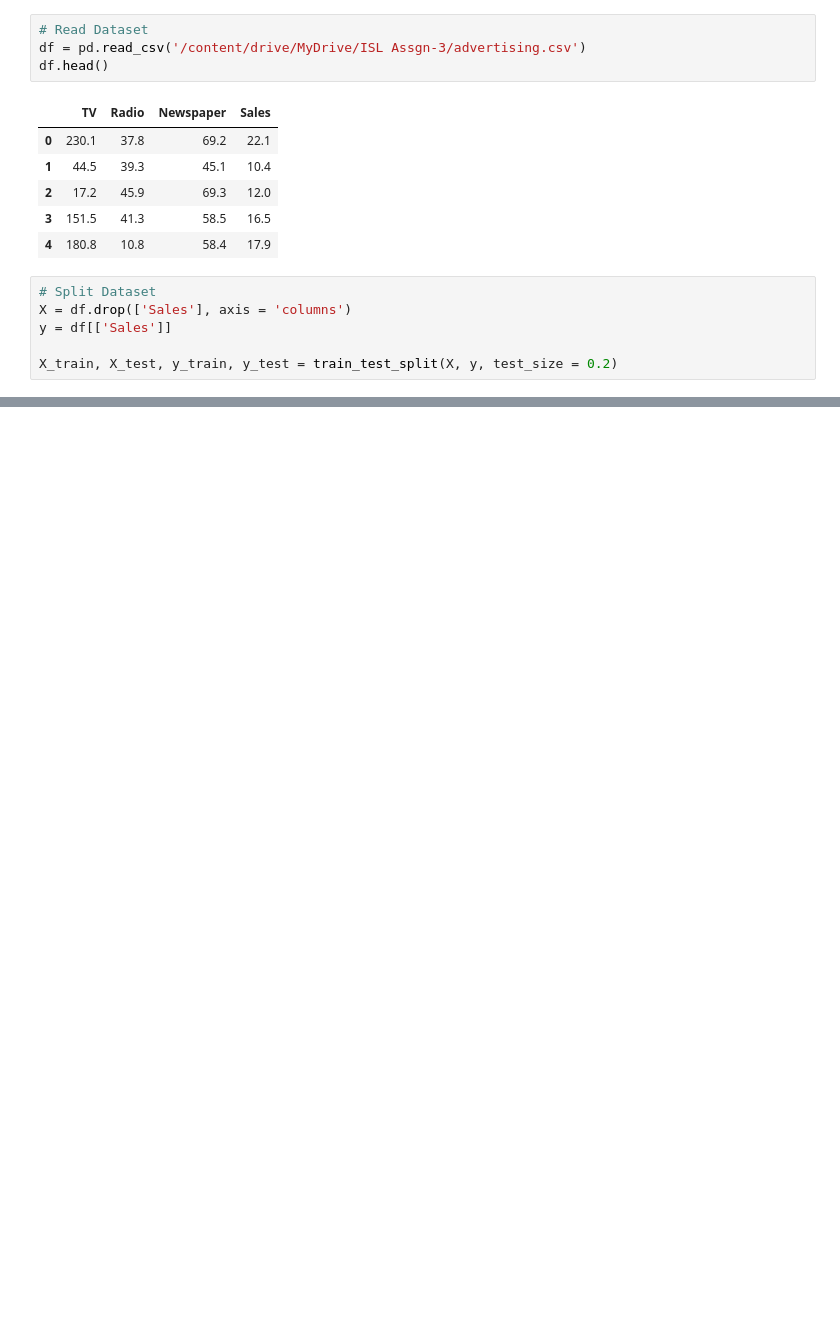
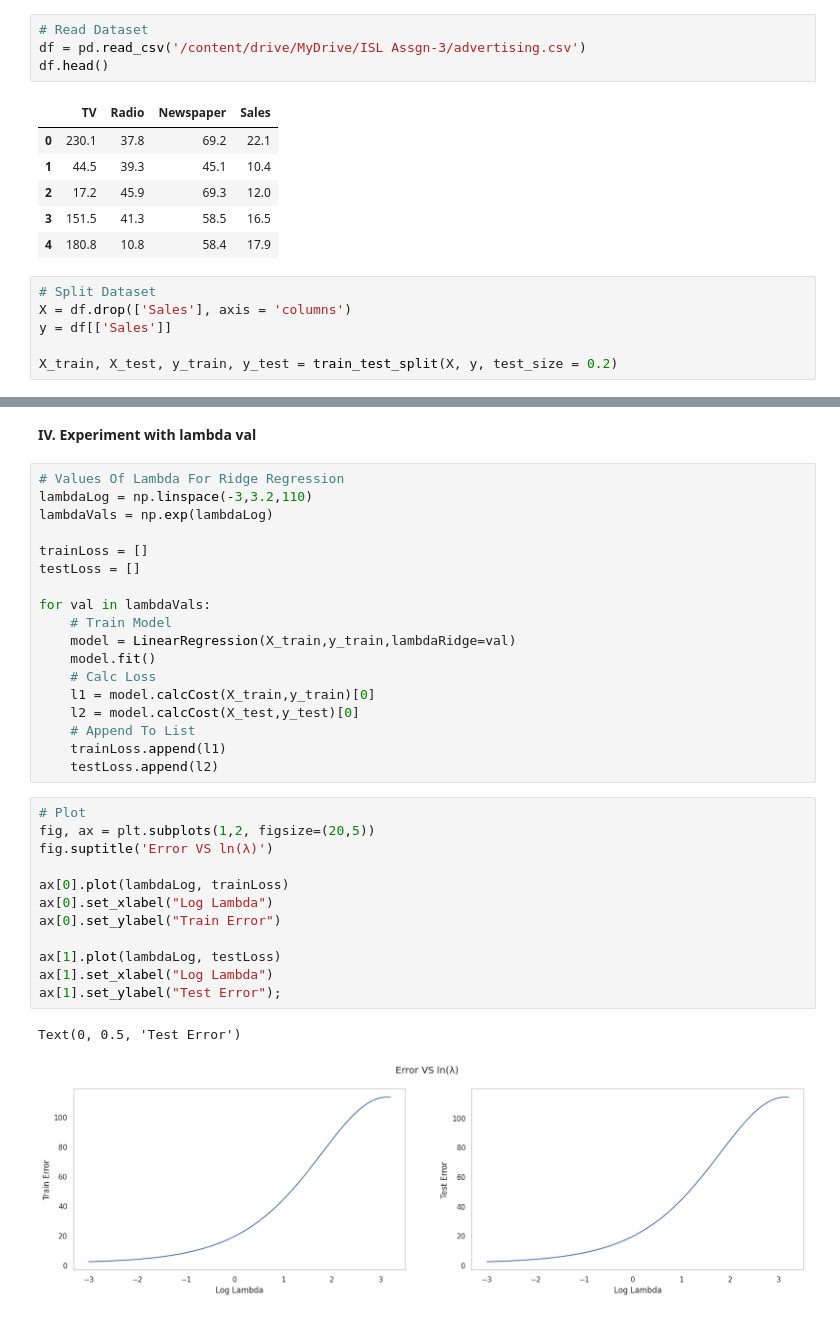
Before and after one commit to nik-hil-24/DS403-Introduction-To-Statistical-Learning, a Jupyter notebook: Assignment-3/init0.ipynb, the cells around one changed output, grey strips where cells are left out. Cells and saved outputs as stored; diff of their text form; blank space fills up the shorter version.

```diff
--- a/Assignment-3/init0.ipynb
+++ b/Assignment-3/init0.ipynb
@@ -77,0 +117,35 @@ model.theta
+# %% [markdown]
+**IV. Experiment with lambda val**
+# %%
+# Values Of Lambda For Ridge Regression
+lambdaLog = np.linspace(-3,3.2,110)
+lambdaVals = np.exp(lambdaLog)
+
+trainLoss = []
+testLoss = []
+
+for val in lambdaVals:
+    # Train Model
+    model = LinearRegression(X_train,y_train,lambdaRidge=val)
+    model.fit()
+    # Calc Loss
+    l1 = model.calcCost(X_train,y_train)[0]
+    l2 = model.calcCost(X_test,y_test)[0]
+    # Append To List
+    trainLoss.append(l1)
+    testLoss.append(l2)
+# %%
+# Plot
+fig, ax = plt.subplots(1,2, figsize=(20,5))
+fig.suptitle('Error VS ln(λ)')
+
+ax[0].plot(lambdaLog, trainLoss)
+ax[0].set_xlabel("Log Lambda")
+ax[0].set_ylabel("Train Error")
+
+ax[1].plot(lambdaLog, testLoss)
+ax[1].set_xlabel("Log Lambda")
+ax[1].set_ylabel("Test Error");
+# %% [output]
+Text(0, 0.5, 'Test Error')
+[figure, added]
```
Also changed, not shown: parts of 11 cells of this notebook.
